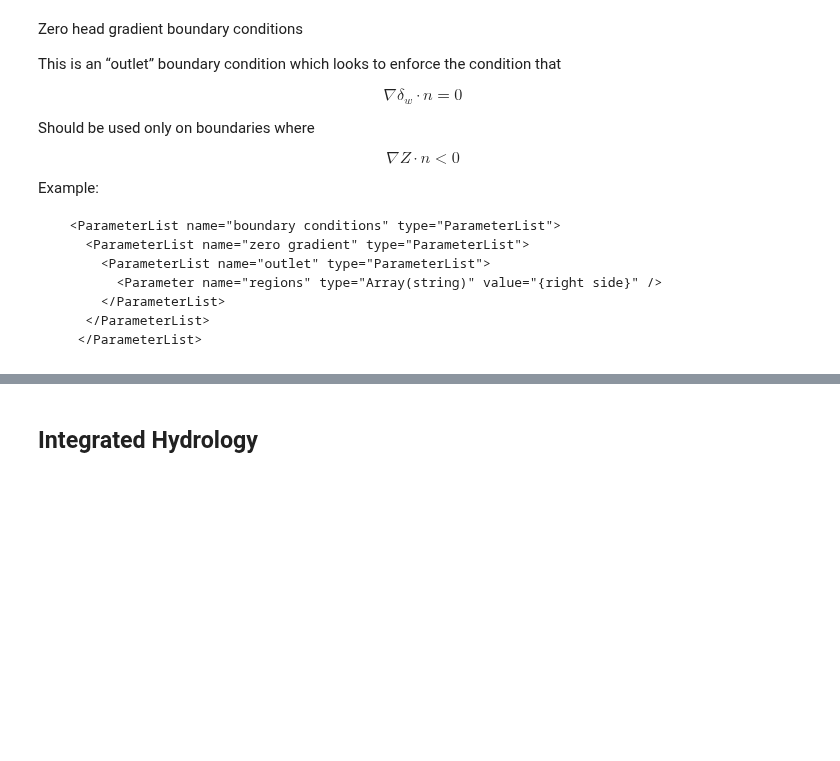
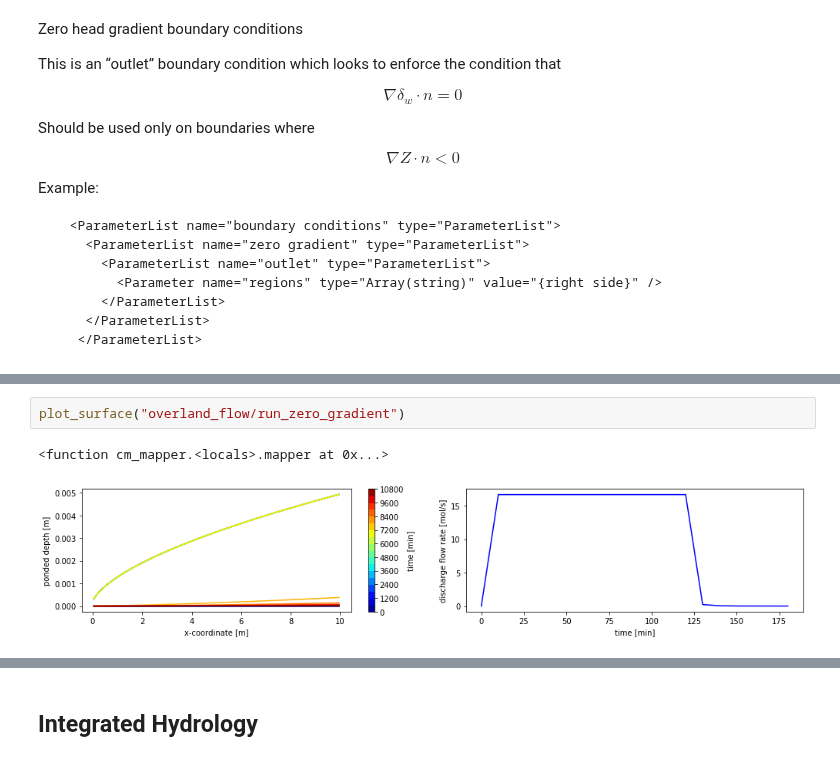
Before and after one commit to amanzi/ats-short-course, a Jupyter notebook: 01_flow/flow.ipynb, the cells around one changed output, grey strips where cells are left out. Saved outputs shown, nothing was run; the diff lists cells and outputs as text; blank space fills up the shorter version.

```diff
--- a/01_flow/flow.ipynb
+++ b/01_flow/flow.ipynb
@@ -172,0 +233,5 @@ Example:
+# %%
+plot_surface("overland_flow/run_zero_gradient")
+# %% [output]
+<function cm_mapper.<locals>.mapper at 0x...>
+[figure, added]
```
Also changed, not shown: parts of 6 cells of this notebook, 5 other files.
